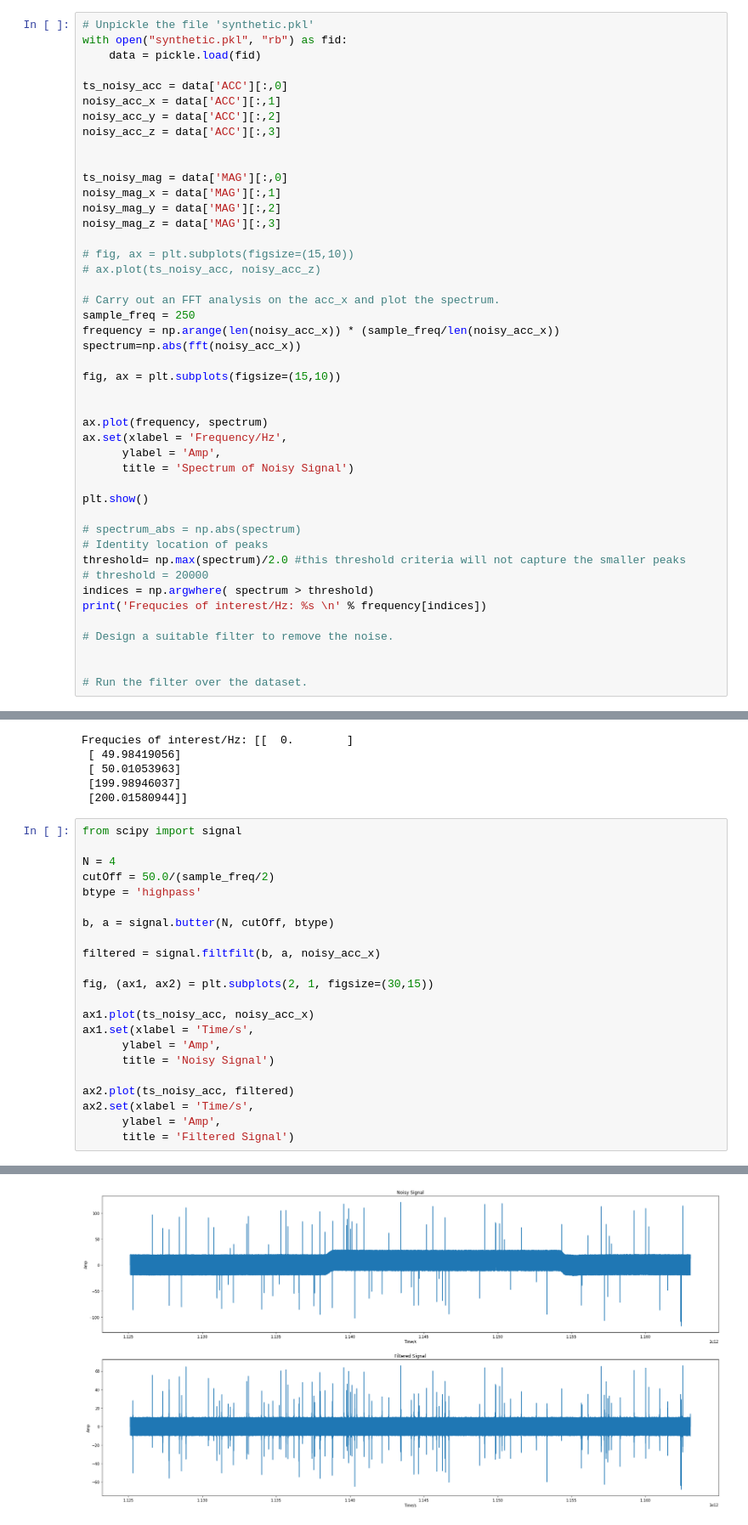
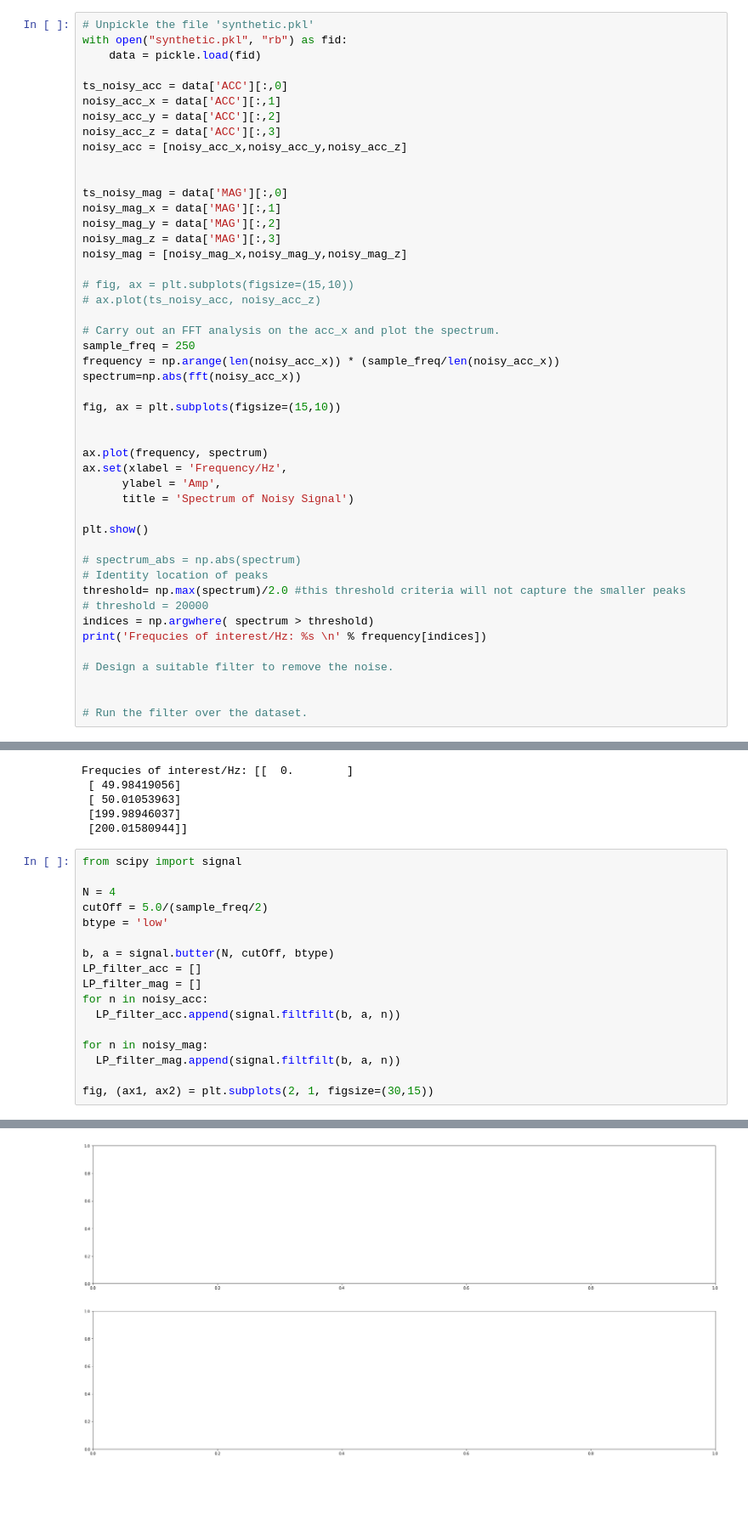
Before and after one commit to ZJTAN97/FilterSignalsProject, a Jupyter notebook: CA Qn 2/answer.ipynb, the cells around one changed output, grey strips where cells are left out. Shown at 85% size. Saved outputs shown, nothing was run; the diff lists cells and outputs as text; blank space fills up the shorter version.

```diff
--- a/CA Qn 2/answer.ipynb
+++ b/CA Qn 2/answer.ipynb
@@ -132,12 +132,14 @@ ts_noisy_acc = data['ACC'][:,0]
 noisy_acc_x = data['ACC'][:,1]
 noisy_acc_y = data['ACC'][:,2]
 noisy_acc_z = data['ACC'][:,3]
+noisy_acc = [noisy_acc_x,noisy_acc_y,noisy_acc_z]
 
 
 ts_noisy_mag = data['MAG'][:,0]
 noisy_mag_x = data['MAG'][:,1]
 noisy_mag_y = data['MAG'][:,2]
 noisy_mag_z = data['MAG'][:,3]
+noisy_mag = [noisy_mag_x,noisy_mag_y,noisy_mag_z]
 
 # fig, ax = plt.subplots(figsize=(15,10))
 # ax.plot(ts_noisy_acc, noisy_acc_z)
@@ -179,22 +181,17 @@ Frequcies of interest/Hz: [[  0.        ]
 from scipy import signal
 
 N = 4
-cutOff = 50.0/(sample_freq/2)
-btype = 'highpass'
+cutOff = 5.0/(sample_freq/2)
+btype = 'low'
 
 b, a = signal.butter(N, cutOff, btype)
+LP_filter_acc = []
+LP_filter_mag = []
+for n in noisy_acc:
+  LP_filter_acc.append(signal.filtfilt(b, a, n))
 
-filtered = signal.filtfilt(b, a, noisy_acc_x)
+for n in noisy_mag:
+  LP_filter_mag.append(signal.filtfilt(b, a, n))
 
 fig, (ax1, ax2) = plt.subplots(2, 1, figsize=(30,15))
-
-ax1.plot(ts_noisy_acc, noisy_acc_x)
-ax1.set(xlabel = 'Time/s',
-      ylabel = 'Amp',
-      title = 'Noisy Signal')
-
-ax2.plot(ts_noisy_acc, filtered)
-ax2.set(xlabel = 'Time/s',
-      ylabel = 'Amp',
-      title = 'Filtered Signal')
 # %% [output]
@@ -204,4 +198,4 @@ ax2.set(xlabel = 'Time/s',
-[figure, old version]
+[figure, new version]
 # %%
 fig, (ax1, ax2, ax3, ax4, ax5, ax6) = plt.subplots(6, 1, figsize=(10,30))
 
```
Also changed, not shown: parts of 3 cells of this notebook.
